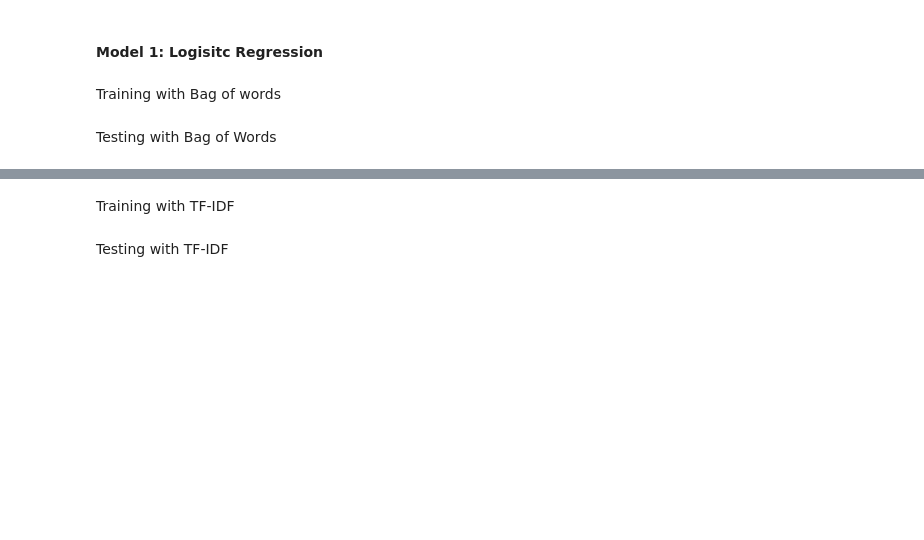
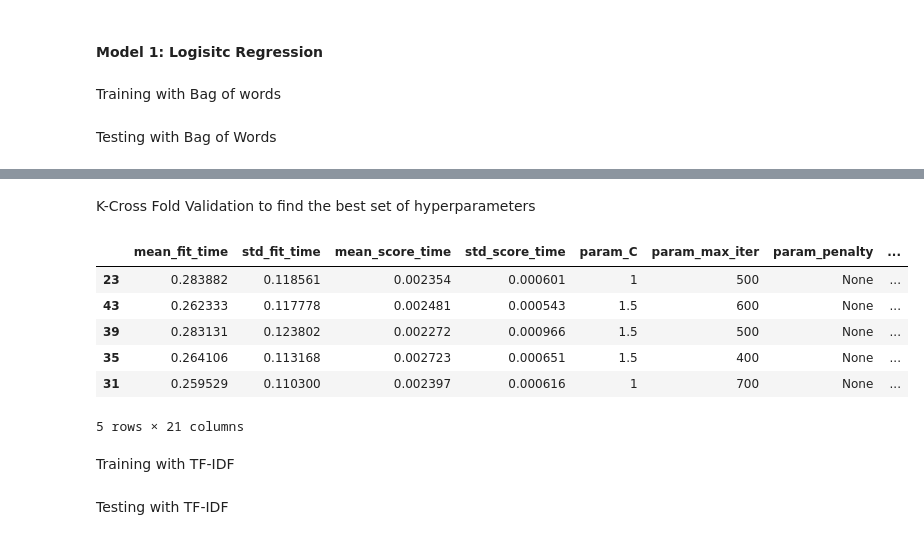
Before and after one commit to birnart/ai_safecom, a Jupyter notebook: main.ipynb, the cells around one changed output, grey strips where cells are left out. Cells and saved outputs as stored; diff of their text form; code cells hidden in the pictures; blank space fills up the shorter version.

```diff
--- a/main.ipynb
+++ b/main.ipynb
@@ -417,6 +391,7 @@ print(tv_train_text)
 # %%
 # keeping track of all confusion matrices
 conf_matrices = {}
+best_hyperparameters = {}
 # %% [markdown]
 <h4>Model 1: Logisitc Regression</h4>
 # %%
@@ -467,3 +442,32 @@ Non-Fraudolent       0.96      1.00      0.98      1606
+# %% [markdown]
+K-Cross Fold Validation to find the best set of hyperparameters
+# %%
+# Specify the parameter grid
+param_grid = {'penalty': ["l1", "l2", "elasticnet", None], 'max_iter': [400, 500, 600, 700], 'C': [0.5, 1, 1.5]}
+
+# Create a KFold object with the desired number of folds (e.g., k=5)
+kf = KFold(n_splits=10, shuffle=True, random_state=42)
+
+# Create the GridSearchCV object
+grid_search = GridSearchCV(lr, param_grid, scoring='f1', cv=kf)
+
+# Fit the model to the data
+grid_search.fit(cv_train_text, train_sentiments) # takes x_train and y_train
+
+results = grid_search.cv_results_
+
+results_df = pd.DataFrame(results).sort_values(by = 'rank_test_score')
+best_hyperparameters["lr_bow"] = results_df["params"][0]
+
+results_df.head()
+# %% [output]
+|  | mean_fit_time | std_fit_time | mean_score_time | std_score_time | param_C | param_max_iter | param_penalty | ... |
+| 23 | 0.283882 | 0.118561 | 0.002354 | 0.000601 | 1 | 500 | None | ... |
+| 43 | 0.262333 | 0.117778 | 0.002481 | 0.000543 | 1.5 | 600 | None | ... |
+| 39 | 0.283131 | 0.123802 | 0.002272 | 0.000966 | 1.5 | 500 | None | ... |
+| 35 | 0.264106 | 0.113168 | 0.002723 | 0.000651 | 1.5 | 400 | None | ... |
+| 31 | 0.259529 | 0.110300 | 0.002397 | 0.000616 | 1 | 700 | None | ... |
+5 rows × 21 columns
 # %% [markdown]
 Training with TF-IDF
 # %%
```
Also changed, not shown: parts of 49 cells of this notebook.
